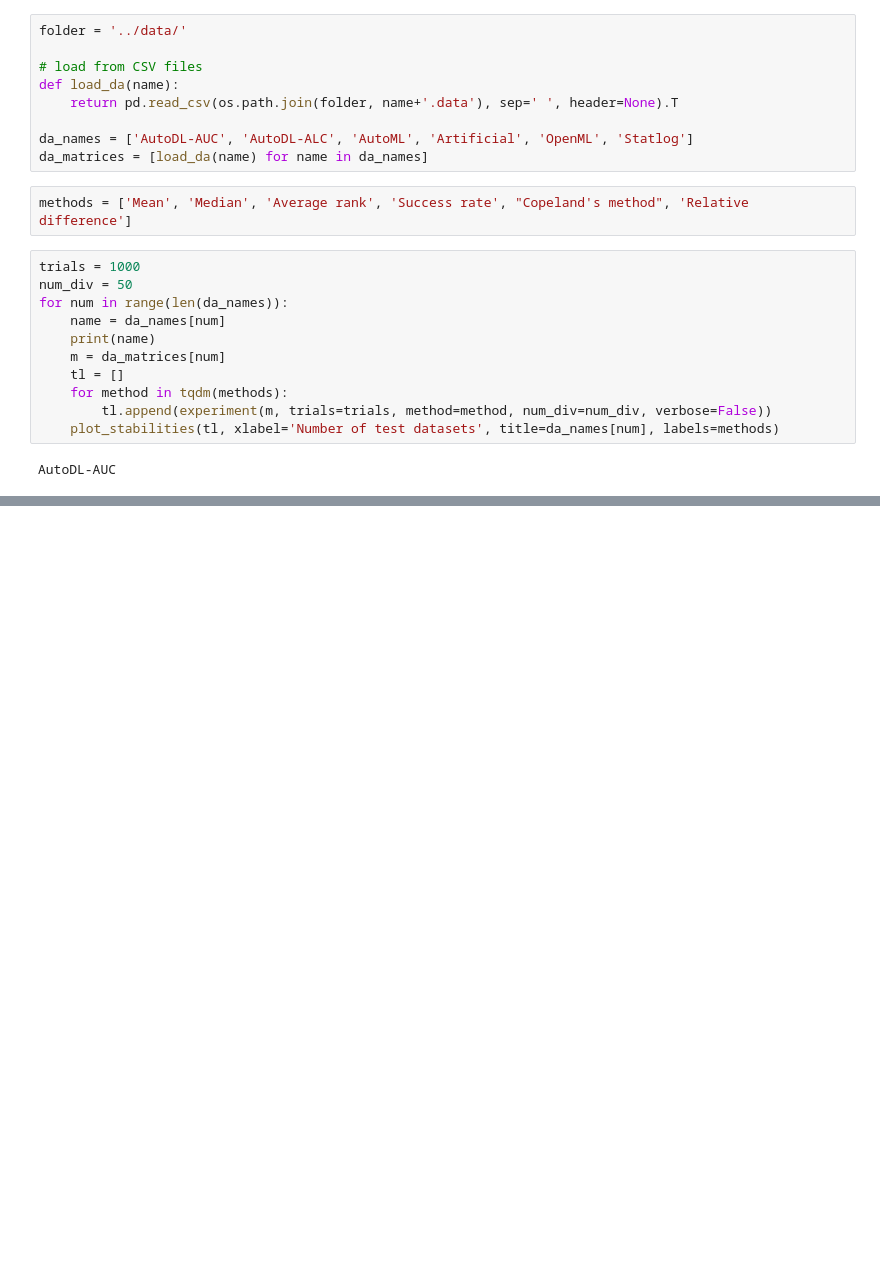
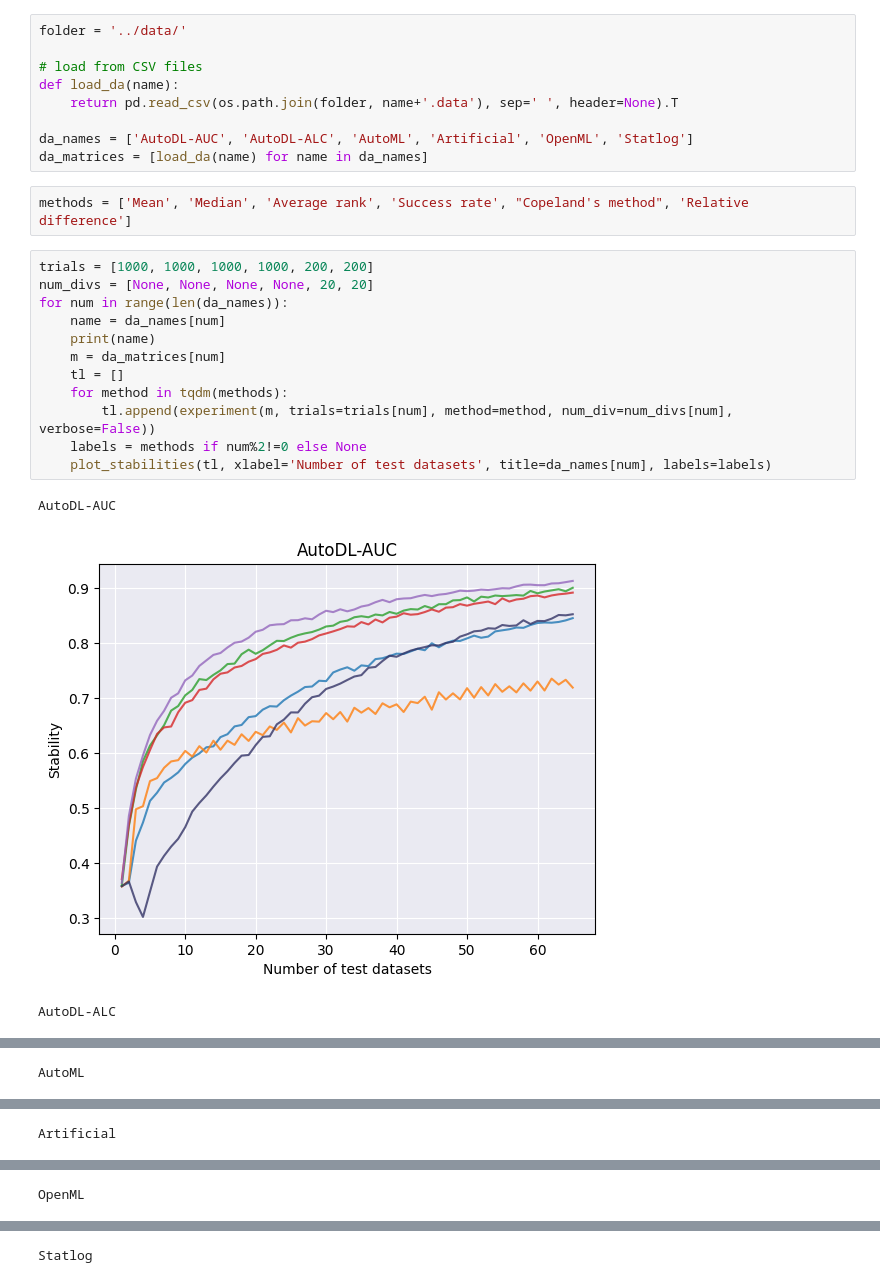
Before and after one commit to Didayolo/ranking-esann-2021, a Jupyter notebook: notebooks/number_of_judges.ipynb, the cells around one changed output, grey strips where cells are left out. Saved outputs shown, nothing was run; the diff lists cells and outputs as text; blank space fills up the shorter version.

Commit message:
Update number of judges notebook

```diff
--- a/notebooks/number_of_judges.ipynb
+++ b/notebooks/number_of_judges.ipynb
@@ -91,15 +96,18 @@ da_matrices = [load_da(name) for name in da_names]
 # %%
 methods = ['Mean', 'Median', 'Average rank', 'Success rate', "Copeland's method", 'Relative difference']
 # %%
-trials = 1000
-num_div = 50
+trials = [1000, 1000, 1000, 1000, 200, 200]
+num_divs = [None, None, None, None, 20, 20]
 for num in range(len(da_names)):
     name = da_names[num]
     print(name)
     m = da_matrices[num]
     tl = []
     for method in tqdm(methods):
-        tl.append(experiment(m, trials=trials, method=method, num_div=num_div, verbose=False))
-    plot_stabilities(tl, xlabel='Number of test datasets', title=da_names[num], labels=methods)
+        tl.append(experiment(m, trials=trials[num], method=method, num_div=num_divs[num], verbose=False))
+    labels = methods if num%2!=0 else None
+    plot_stabilities(tl, xlabel='Number of test datasets', title=da_names[num], labels=labels)
 # %% [output]
 AutoDL-AUC
+[figure, added]
+AutoDL-ALC
@@ -105,0 +115 @@ AutoDL-AUC
+AutoML
@@ -105,0 +117 @@ AutoDL-AUC
+Artificial
@@ -105,0 +119 @@ AutoDL-AUC
+OpenML
@@ -105,0 +121 @@ AutoDL-AUC
+Statlog
```
Also changed, not shown: parts of 2 cells of this notebook.
